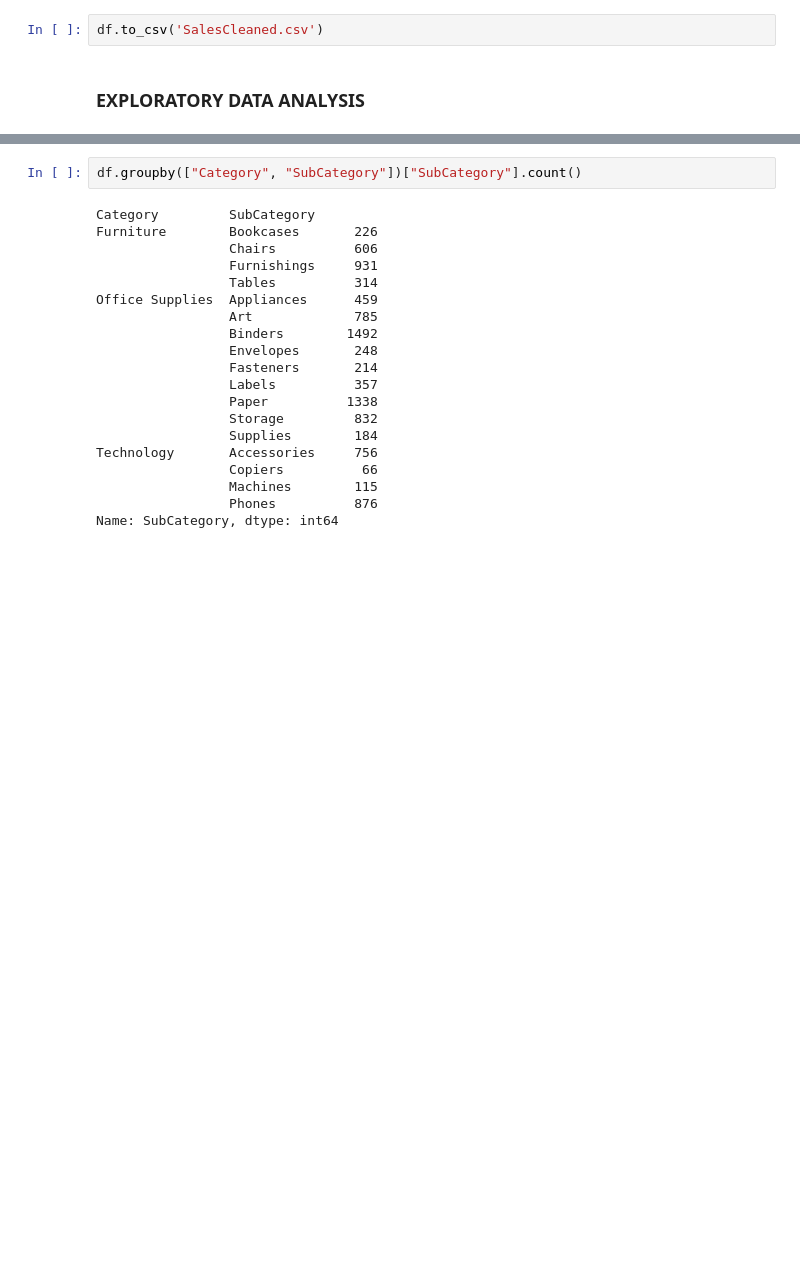
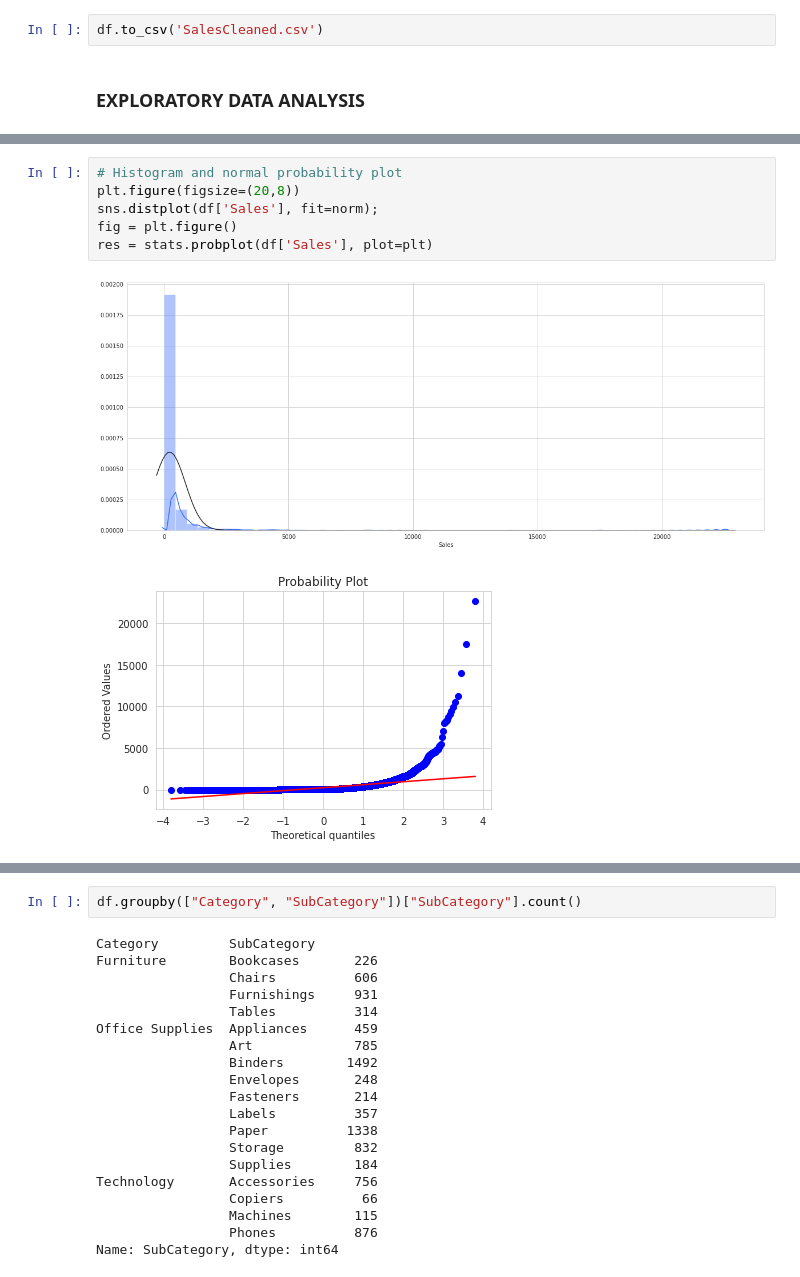
Before and after one commit to jha-vineet69/Sales-Forecasting-and-EDA, a Jupyter notebook: Dockship_EDA.ipynb, the cells around one changed output, grey strips where cells are left out. Drawn from its saved outputs; the diff is of its cells as text; blank space fills up the shorter version.

```diff
--- a/Dockship_EDA.ipynb
+++ b/Dockship_EDA.ipynb
@@ -182,0 +196,9 @@ df.to_csv('SalesCleaned.csv')
+# %%
+# Histogram and normal probability plot
+plt.figure(figsize=(20,8))
+sns.distplot(df['Sales'], fit=norm);
+fig = plt.figure()
+res = stats.probplot(df['Sales'], plot=plt)
+# %% [output]
+[figure, added]
+[figure, added]
```
Also changed, not shown: parts of 13 cells of this notebook.
